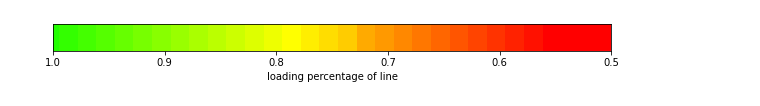
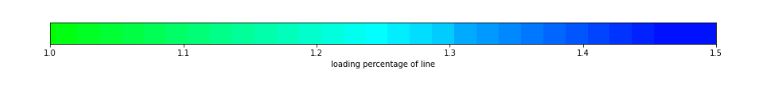
Before and after one commit to arpkoirala/grid_visualization_tool, a Jupyter notebook: notebook.ipynb, the cells around one changed output. Cells and saved outputs as stored; diff of their text form; code cells hidden in the pictures.

Commit message:
2 colorgradients now in place

```diff
--- a/notebook.ipynb
+++ b/notebook.ipynb
@@ -105,29 +105,30 @@ figLV = pplotly.draw_traces(lc + bc + sc, figsize=1, aspectratio=(8,6))
 # %%
 import matplotlib.pyplot as plt
 import numpy as np
 
 
 
-green_to_red = ['#00FF00','#11FF00','#22FF00','#33FF00','#44FF00','#55FF00','#66FF00','#77FF00','#88FF00','#99FF00',
-                '#AAFF00','#BBFF00','#CCFF00','#DDFF00','#EEFF00','#FFFF00','#FFEE00','#FFDD00','#FFCC00','#FFAA00','#FF9900','#FF8800',
-                '#FF7700','#FF6600','#FF5500','#FF4400','#FF3300','#FF2200','#FF1100','#FF0000']
+green_to_blue = ['#00FF00','#00FF11','#00FF22','#00FF33','#00FF44','#00FF55','#00FF66','#00FF77','#00FF88','#00FF99',
+                '#00FFAA','#00FFBB','#00FFCC','#00FFDD','#00FFEE','#00FFFF','#00EEFF','#00DDFF','#00CCFF','#00AAFF','#0099FF','#0088FF',
+                '#0077FF','#0066FF','#0055FF','#0044FF','#0033FF','#0022FF','#0011FF','#0000FF']
 
 
 x_start = 1
-x_end = 0.5
-step_size = (x_start - x_end)/len(green_to_red)
+x_end = 1.50
+step_size = (x_start - x_end)/len(green_to_blue)
 
-fig, ax = plt.subplots(figsize=(10,0.5))
+fig, ax = plt.subplots(figsize=(15,0.5))
 ax.set_xlim(x_start, x_end)
 ax.set_yticks([])
 plt.xlabel('loading percentage of line')
 for x in np.arange(x_start, x_end, -step_size):
-    diff = (1-x)/(x_start - x_end)*len(green_to_red)
+    diff = (x-1)/(x_end - x_start)*len(green_to_blue)
     colorindex = np.floor(diff)
     colorindex = colorindex.astype(int)
-    ax.axvline(x, color=green_to_red[colorindex], linewidth=100)
+    ax.axvline(x, color=green_to_blue[colorindex], linewidth=100)
+
 
 plt.savefig('linegradient.png',bbox_inches='tight')
 plt.show()
 # %% [output]
-[figure, old version]
+[figure, new version]
```
Also changed, not shown: parts of 1 cell of this notebook, 6 other files.
